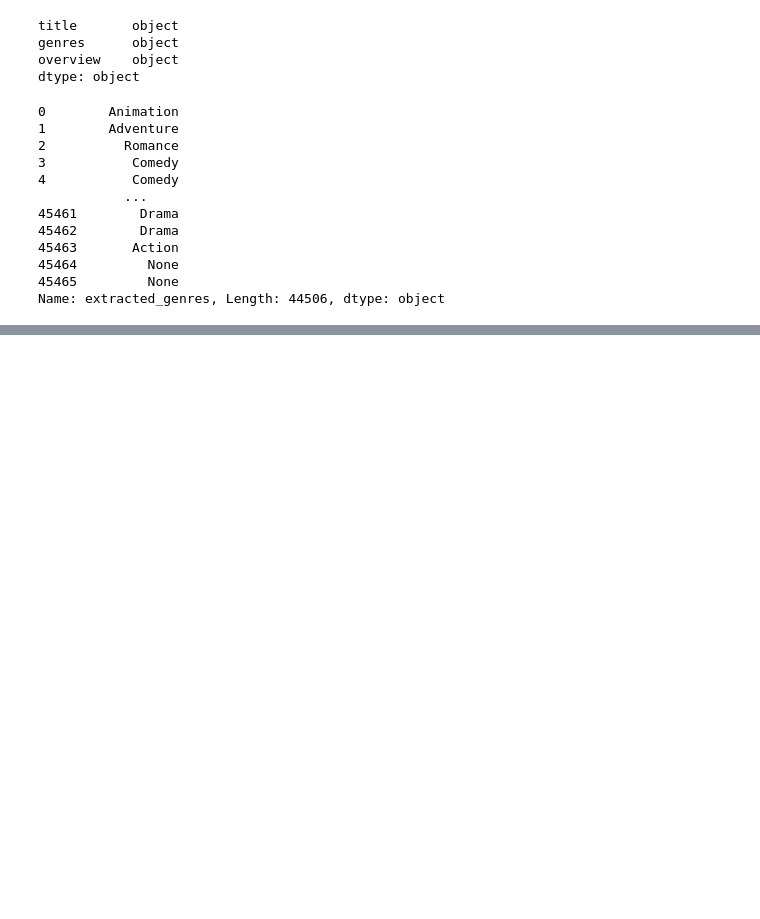
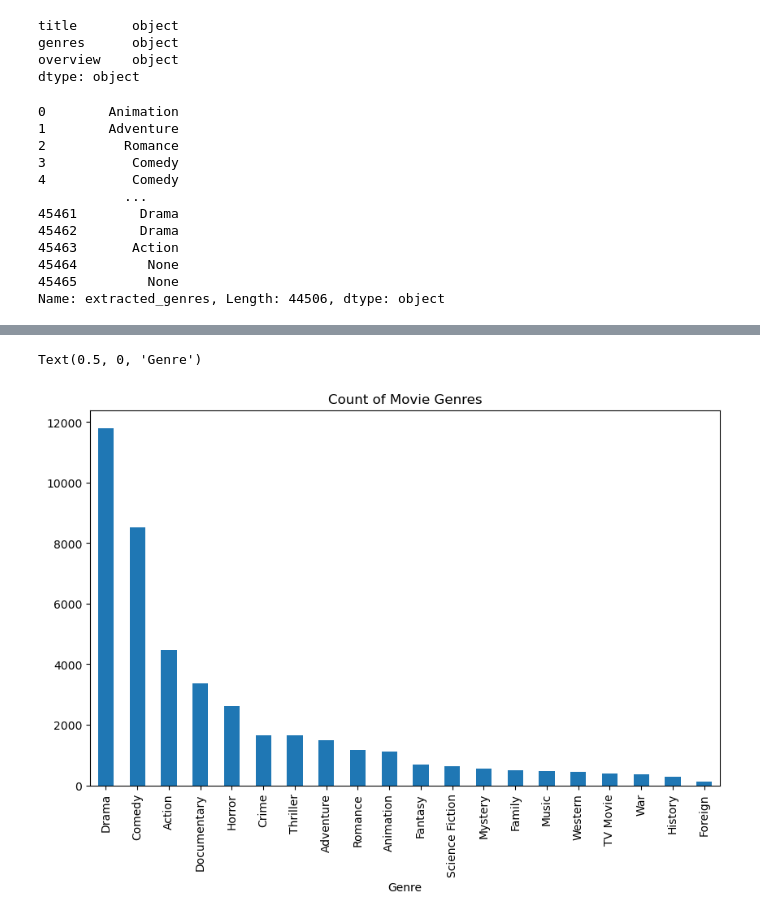
Before and after one commit to a-dhil/movie-recommendation, a Jupyter notebook: Moviedata_eda.ipynb, the cells around one changed output, grey strips where cells are left out. Saved outputs shown, nothing was run; the diff lists cells and outputs as text; code cells hidden in the pictures; blank space fills up the shorter version.

```diff
--- a/Moviedata_eda.ipynb
+++ b/Moviedata_eda.ipynb
@@ -142,0 +160,3 @@ reduced_movies_df.head()
+# %%
+# Drop all rows with missing information
+reduced_movies_df = reduced_movies_df.dropna(how='any')
@@ -142,0 +171,6 @@ reduced_movies_df.head()
+# %%
+# Count unique values in 'extracted_genres' column
+genre_counts = reduced_movies_df['extracted_genres'].value_counts()
+
+# Display the count of unique genres
+print(genre_counts)
@@ -142,0 +195,9 @@ reduced_movies_df.head()
+# %%
+# Plotting
+plt.figure(figsize=(10, 6))  # Adjust the size as needed
+genre_counts.plot(kind='bar')
+plt.title('Count of Movie Genres')
+plt.xlabel('Genre')
+# %% [output]
+Text(0.5, 0, 'Genre')
+[figure, added]
```
Also changed, not shown: parts of 6 cells of this notebook.
